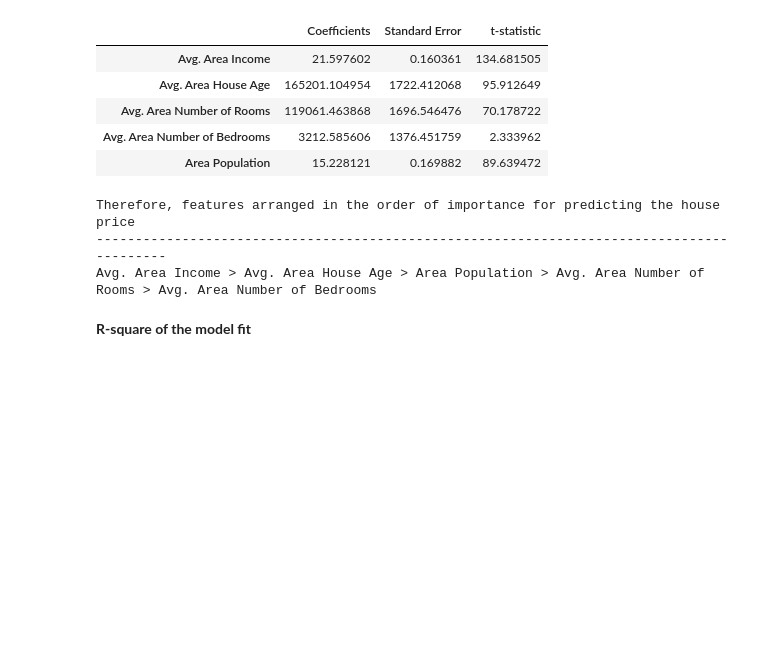
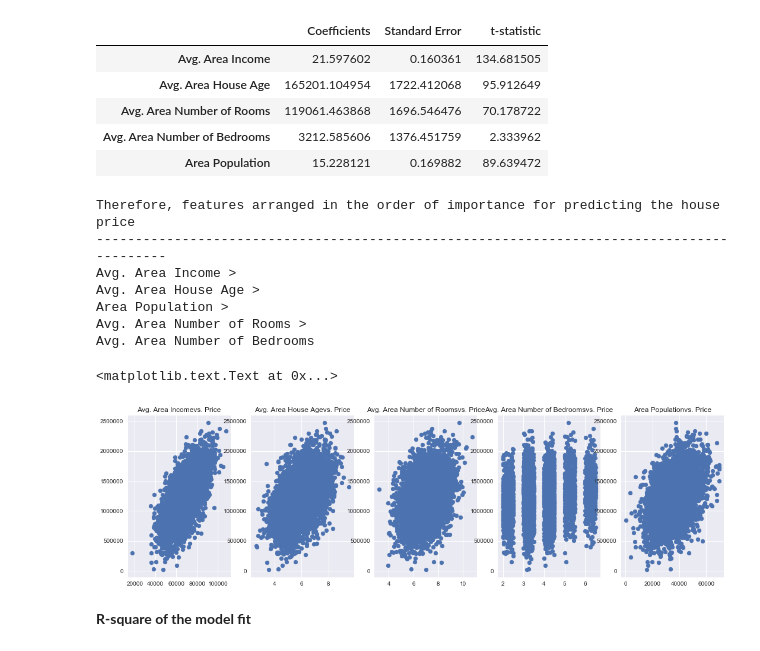
Before and after one commit to naturalspirit-dev/Machine-Learning-Jupyter, a Jupyter notebook: Linear_Regression_Practice.ipynb, the cells around one changed output. Cells and saved outputs as stored; diff of their text form; code cells hidden in the pictures; blank space fills up the shorter version.

```diff
--- a/Linear_Regression_Practice.ipynb
+++ b/Linear_Regression_Practice.ipynb
@@ -233,11 +233,43 @@ cdf
 # %%
 print("Therefore, features arranged in the order of importance for predicting the house price\n",'-'*90,sep='')
 l=list(cdf.sort_values('t-statistic',ascending=False).index)
-print(' > '.join(l))
+print(' > \n'.join(l))
 # %% [output]
 Therefore, features arranged in the order of importance for predicting the house price
 ------------------------------------------------------------------------------------------
-Avg. Area Income > Avg. Area House Age > Area Population > Avg. Area Number of Rooms > Avg. Area Number of Bedrooms
+Avg. Area Income >
+Avg. Area House Age >
+Area Population >
+Avg. Area Number of Rooms >
+Avg. Area Number of Bedrooms
+# %%
+l=list(cdf.index)
+from matplotlib import gridspec
+fig = plt.figure(figsize=(18, 5))
+gs = gridspec.GridSpec(1,len(l))
+#f, ax = plt.subplots(nrows=1,ncols=len(l), sharey=True)
+ax0 = plt.subplot(gs[0])
+ax0.scatter(df[l[0]],df['Price'])
+ax0.set_title(l[0]+"vs. Price")
+
+ax1 = plt.subplot(gs[1])
+ax1.scatter(df[l[1]],df['Price'])
+ax1.set_title(l[1]+"vs. Price")
+
+ax2 = plt.subplot(gs[2])
+ax2.scatter(df[l[2]],df['Price'])
+ax2.set_title(l[2]+"vs. Price")
+
+ax3 = plt.subplot(gs[3])
+ax3.scatter(df[l[3]],df['Price'])
+ax3.set_title(l[3]+"vs. Price")
+
+ax4 = plt.subplot(gs[4])
+ax4.scatter(df[l[4]],df['Price'])
+ax4.set_title(l[4]+"vs. Price")
+# %% [output]
+<matplotlib.text.Text at 0x...>
+[figure, added]
 # %% [markdown]
 **R-square of the model fit**
 # %%
```
Also changed, not shown: parts of 1 cell of this notebook.
